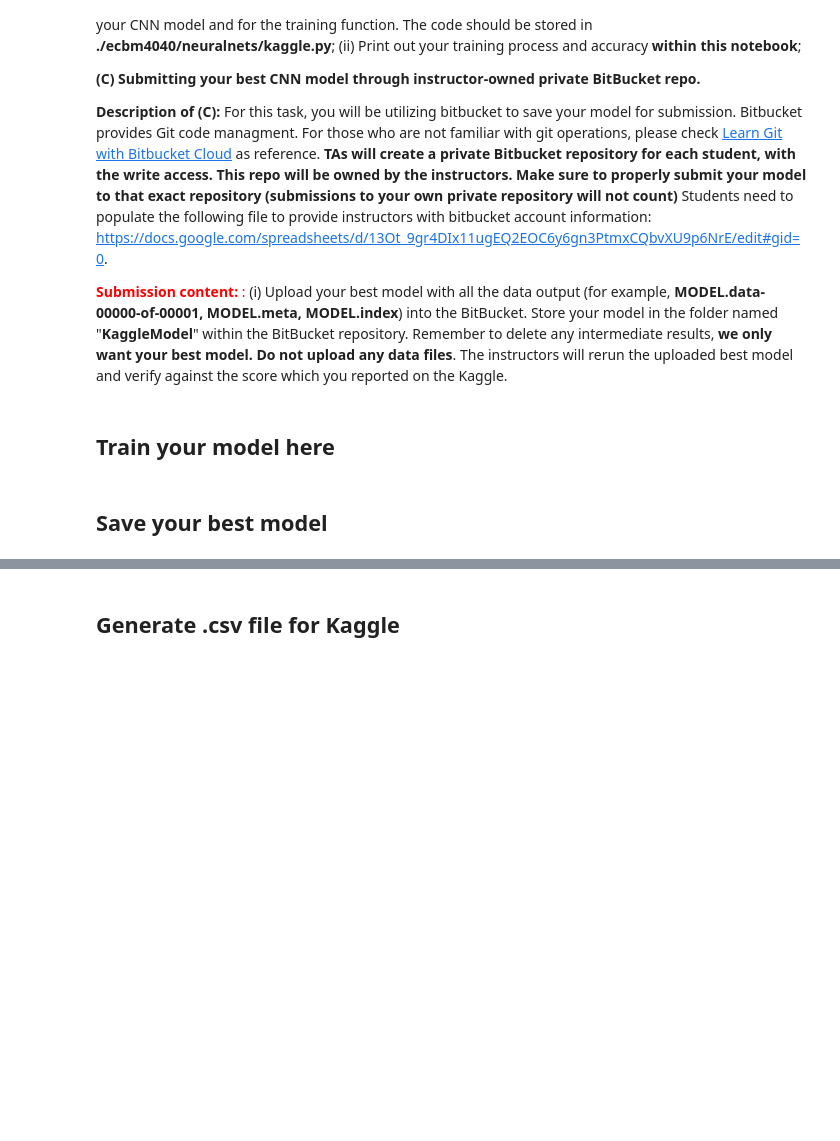
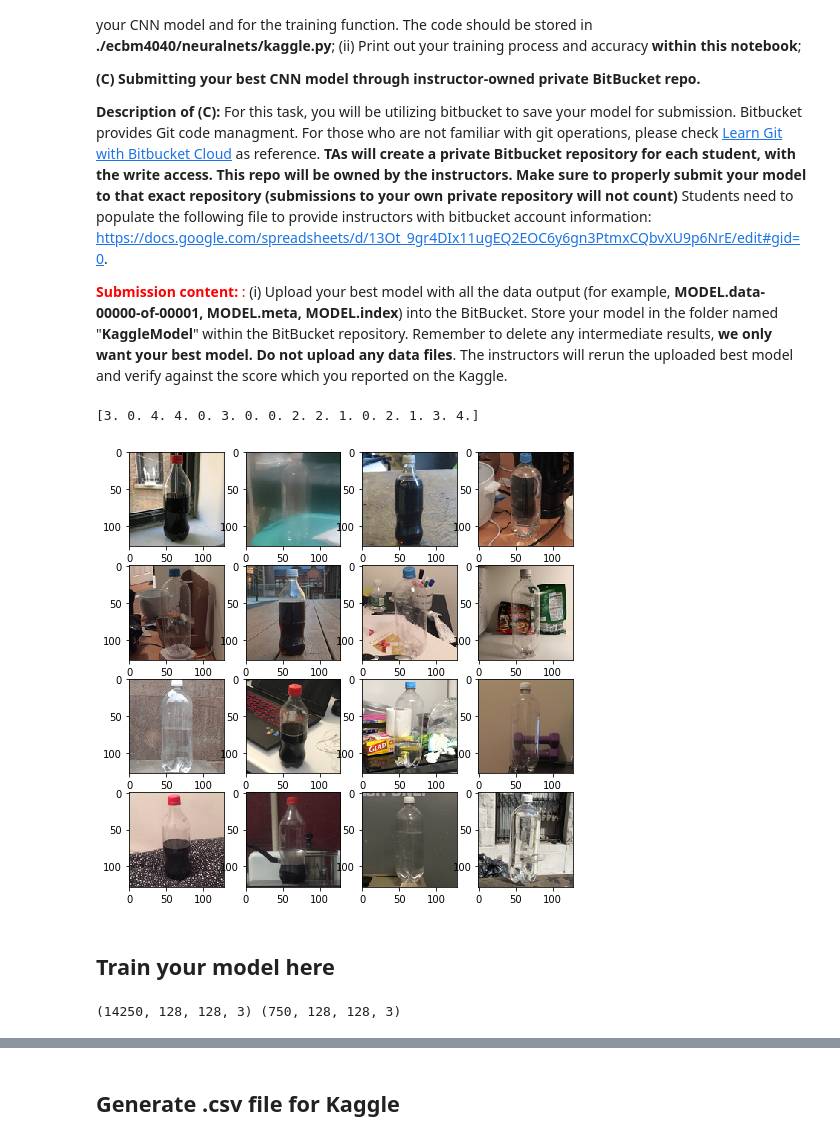
Before and after one commit to chintan94/dl-hw, a Jupyter notebook: hw2/assignment2/task5-kaggle.ipynb, the cells around one changed output, grey strips where cells are left out. Cells and saved outputs as stored; diff of their text form; code cells hidden in the pictures; blank space fills up the shorter version.

```diff
--- a/hw2/assignment2/task5-kaggle.ipynb
+++ b/hw2/assignment2/task5-kaggle.ipynb
@@ -42,2 +123,27 @@ Remember to delete any intermediate results, **we only want your best model. Do
+# %%
+# YOUR CODE HERE
+with open('X.pickle', 'rb') as handle:
+    X_train = pickle.load(handle)
+
+with open('y.pickle', 'rb') as handle:
+    y_train = pickle.load(handle)
+# %%
+# Check the data and their label
+import matplotlib.pyplot as plt
+from __future__ import print_function
+
+num_show = 16
+mask = np.random.choice(X_train.shape[0], num_show, replace=False)
+X_show = X_train[mask,:,:,:]
+r = 4
+f, axarr = plt.subplots(r, r, figsize=(8,8))
+for i in range(r):
+    for j in range(r):
+        image = X_show[r*i+j]
+        axarr[i][j].imshow(image,cmap="gray")
+print(y_train[mask])
+# %% [output]
+[3. 0. 4. 4. 0. 3. 0. 0. 2. 2. 1. 0. 2. 1. 3. 4.]
+[figure, added]
 # %% [markdown]
 ## Train your model here
@@ -46,2 +149,0 @@ Remember to delete any intermediate results, **we only want your best model. Do
-# %% [markdown]
-## Save your best model
@@ -49,0 +150,17 @@ Remember to delete any intermediate results, **we only want your best model. Do
+# %%
+# YOUR CODE HERE
+num_train,height,weight,channels = X_train.shape
+index = np.random.choice(num_train,num_train,replace=False)
+X_train = X_train[index]
+y_train = y_train[index]
+
+num_val = int(num_train*0.05)
+X_val = X_train[:num_val]
+y_val = y_train[:num_val]
+
+X_train = X_train[num_val:]
+y_train = y_train[num_val:]
+
+print(X_train.shape,X_val.shape)
+# %% [output]
+(14250, 128, 128, 3) (750, 128, 128, 3)
```
Also changed, not shown: parts of 7 cells of this notebook, 5 other files.
